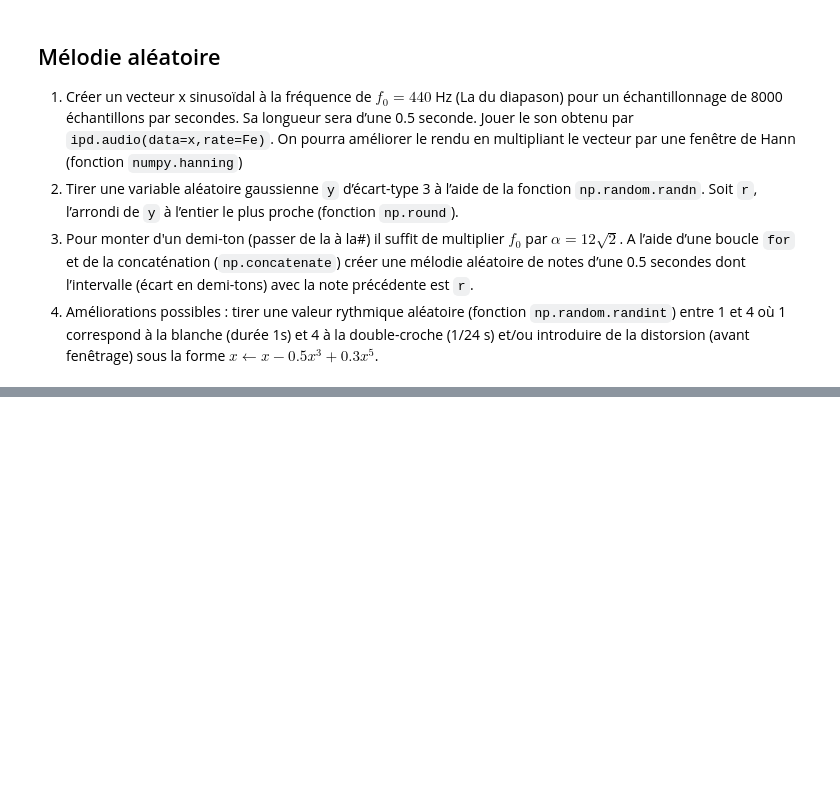
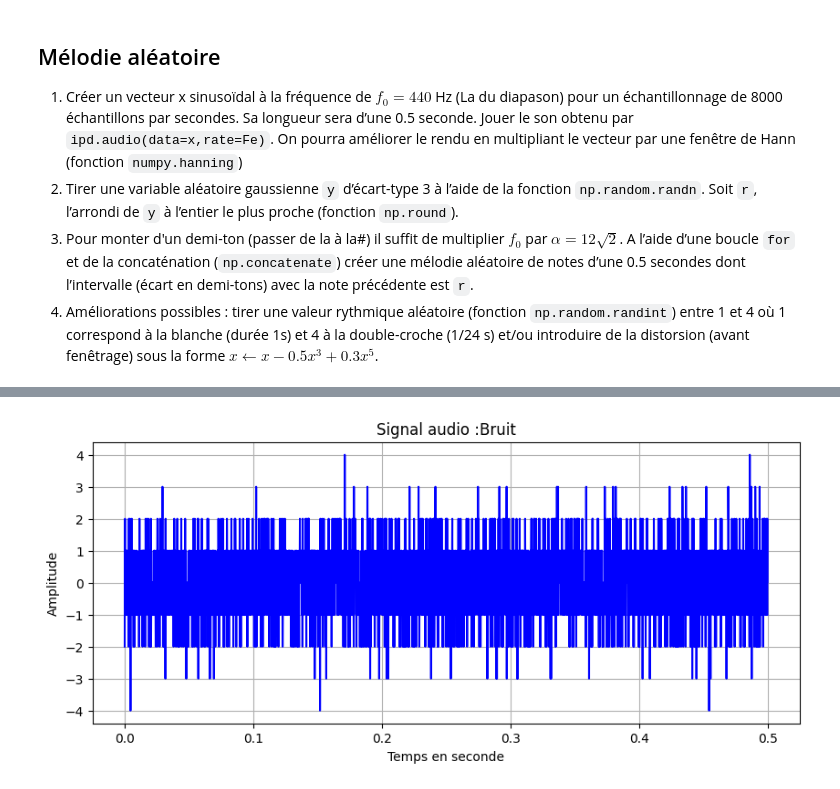
Before and after one commit to titiuo/Lost-Frequency, a Jupyter notebook: fichierwav.ipynb, the cells around one changed output, grey strips where cells are left out. Cells and saved outputs as stored; diff of their text form; code cells hidden in the pictures; blank space fills up the shorter version.

```diff
--- a/fichierwav.ipynb
+++ b/fichierwav.ipynb
@@ -71,0 +111,15 @@ sous la forme $x \leftarrow x - 0.5 x^3 +	0.3x^5$.
+# %%
+y=np.round(np.random.randn(N))
+T=[i*1/Fe for i in range(len(y))]
+
+plt.figure(figsize=(10,4))
+plt.plot(T,y,color='b')
+plt.xlabel('Temps en seconde')
+plt.ylabel('Amplitude')
+plt.title('Signal audio :Bruit')
+plt.grid()
+plt.show()
+
+ipd.Audio(data=y, rate=Fe)
+# %% [output]
+[figure, added]
```
Also changed, not shown: parts of 9 cells of this notebook.
